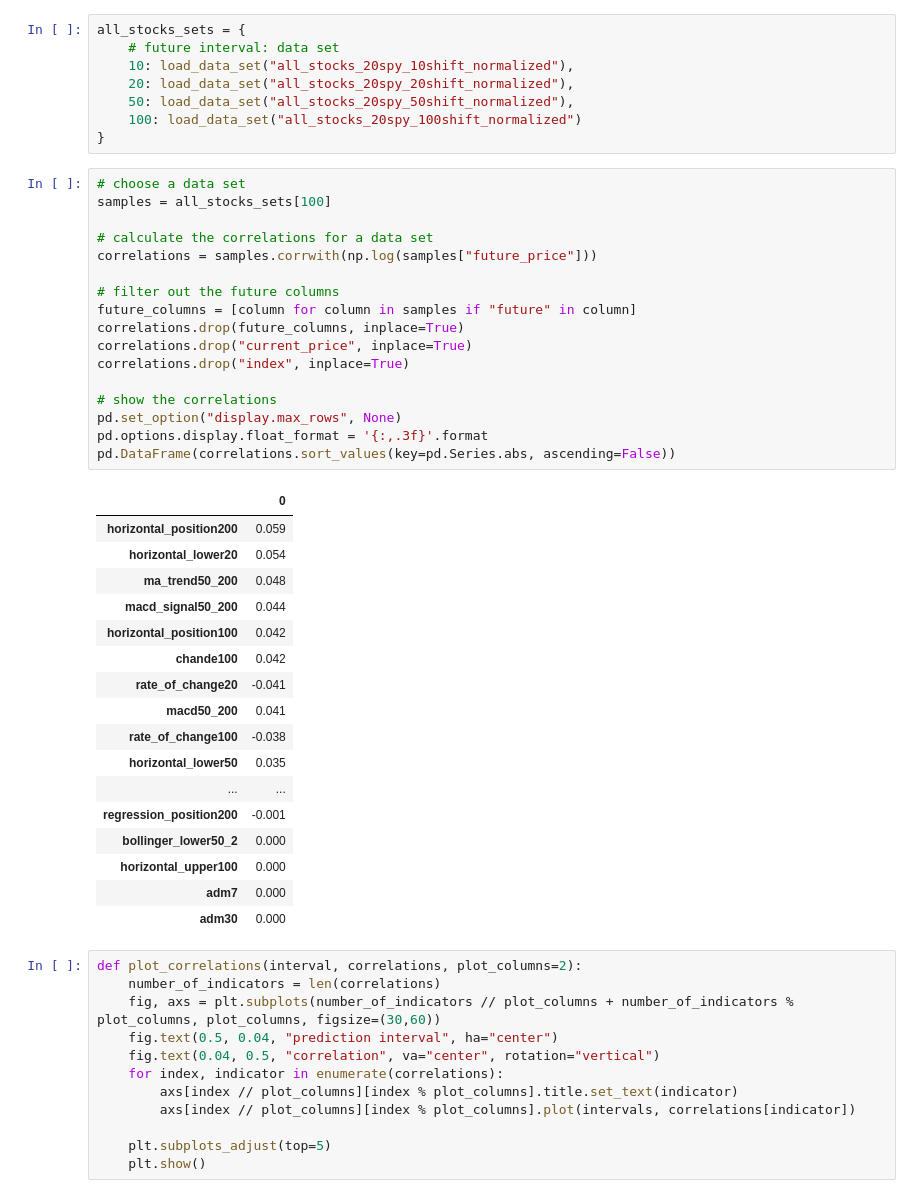
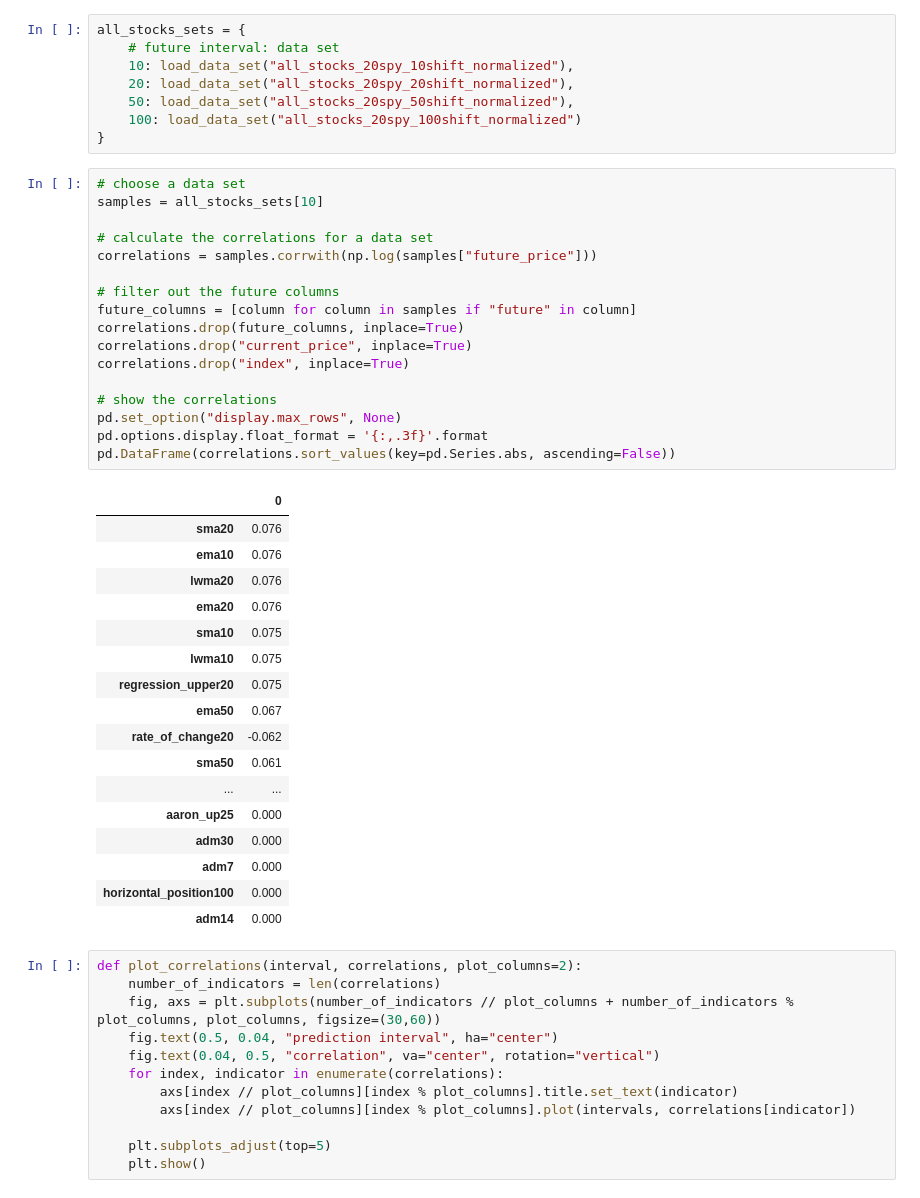
Before and after one commit to tobsel7/price-indicators, a Jupyter notebook: analysis/statistics/feature_selection.ipynb, the cells around one changed output. Saved outputs shown, nothing was run; the diff lists cells and outputs as text.

```diff
--- a/analysis/statistics/feature_selection.ipynb
+++ b/analysis/statistics/feature_selection.ipynb
@@ -20,39 +25,39 @@ all_stocks_sets = {
 }
 # %%
 # choose a data set
-samples = all_stocks_sets[100]
+samples = all_stocks_sets[10]
 
 # calculate the correlations for a data set
 correlations = samples.corrwith(np.log(samples["future_price"]))
 
 # filter out the future columns
 future_columns = [column for column in samples if "future" in column]
 correlations.drop(future_columns, inplace=True)
 correlations.drop("current_price", inplace=True)
 correlations.drop("index", inplace=True)
 
 # show the correlations
 pd.set_option("display.max_rows", None)
 pd.options.display.float_format = '{:,.3f}'.format
 pd.DataFrame(correlations.sort_values(key=pd.Series.abs, ascending=False))
 # %% [output]
 |  | 0 |
-| horizontal_position200 | 0.059 |
-| horizontal_lower20 | 0.054 |
-| ma_trend50_200 | 0.048 |
-| macd_signal50_200 | 0.044 |
-| horizontal_position100 | 0.042 |
-| chande100 | 0.042 |
-| rate_of_change20 | -0.041 |
-| macd50_200 | 0.041 |
-| rate_of_change100 | -0.038 |
-| horizontal_lower50 | 0.035 |
+| sma20 | 0.076 |
+| ema10 | 0.076 |
+| lwma20 | 0.076 |
+| ema20 | 0.076 |
+| sma10 | 0.075 |
+| lwma10 | 0.075 |
+| regression_upper20 | 0.075 |
+| ema50 | 0.067 |
+| rate_of_change20 | -0.062 |
+| sma50 | 0.061 |
 | ... | ... |
-| regression_position200 | -0.001 |
-| bollinger_lower50_2 | 0.000 |
-| horizontal_upper100 | 0.000 |
+| aaron_up25 | 0.000 |
+| adm30 | 0.000 |
 | adm7 | 0.000 |
-| adm30 | 0.000 |
+| horizontal_position100 | 0.000 |
+| adm14 | 0.000 |
 # %%
 def plot_correlations(interval, correlations, plot_columns=2):
     number_of_indicators = len(correlations)
```
Also changed, not shown: parts of 6 cells of this notebook, 5 other files.
